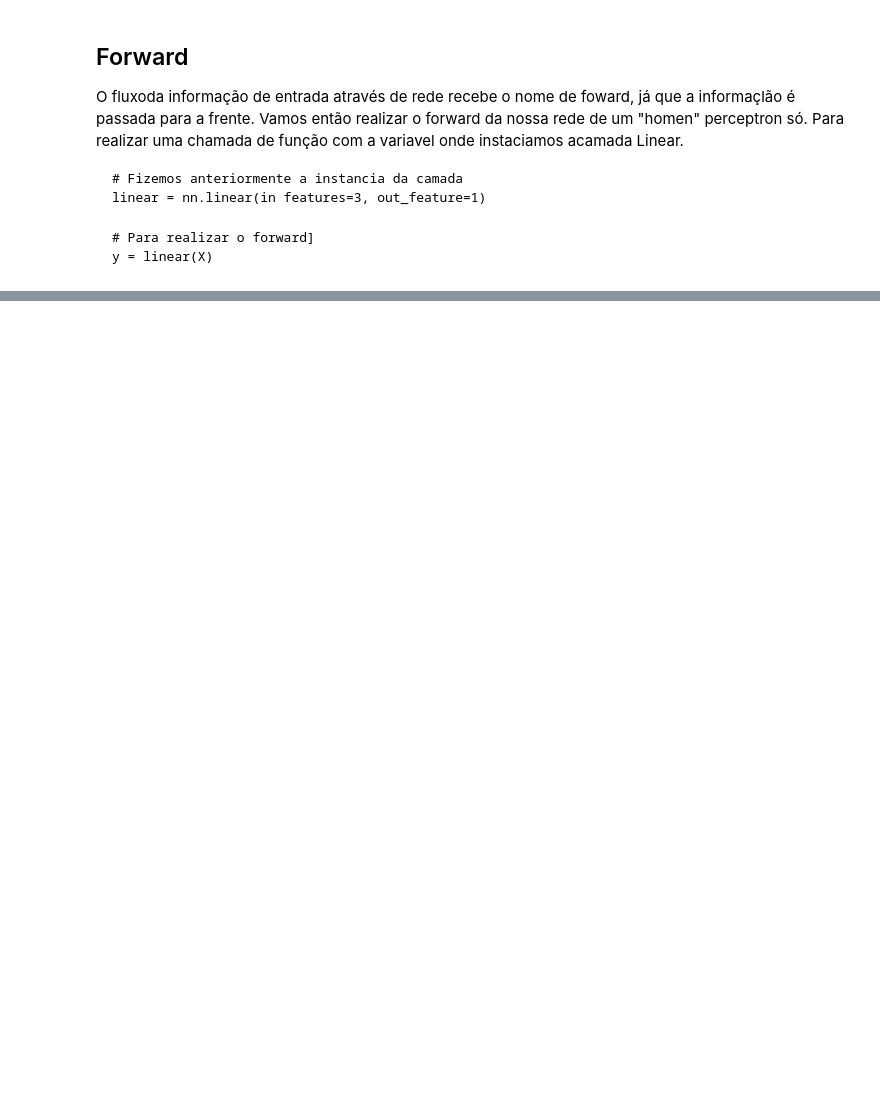
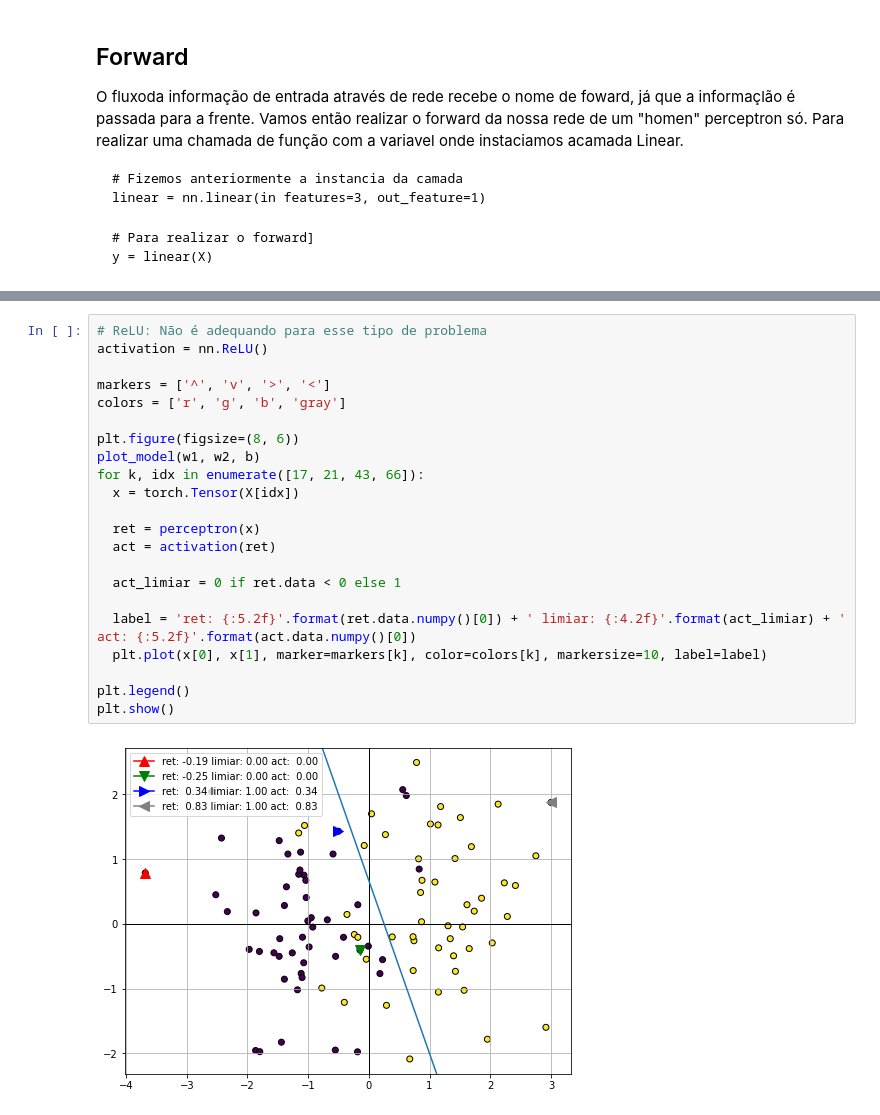
Before and after one commit to JeandsGomes/Estudando_Deep_Learning_PyTorch, a Jupyter notebook: 01.ipynb, the cells around one changed output, grey strips where cells are left out. Saved outputs shown, nothing was run; the diff lists cells and outputs as text; blank space fills up the shorter version.

```diff
--- a/01.ipynb
+++ b/01.ipynb
@@ -662,0 +832,24 @@ plt.plot([X[0]],[X[1]],[X[2]], color='r',marker='^',markersize=20)
+# %%
+# ReLU: Não é adequando para esse tipo de problema
+activation = nn.ReLU()
+
+markers = ['^', 'v', '>', '<']
+colors = ['r', 'g', 'b', 'gray']
+
+plt.figure(figsize=(8, 6))
+plot_model(w1, w2, b)
+for k, idx in enumerate([17, 21, 43, 66]):
+  x = torch.Tensor(X[idx])
+
+  ret = perceptron(x)
+  act = activation(ret)
+
+  act_limiar = 0 if ret.data < 0 else 1
+
+  label = 'ret: {:5.2f}'.format(ret.data.numpy()[0]) + ' limiar: {:4.2f}'.format(act_limiar) + ' act: {:5.2f}'.format(act.data.numpy()[0])
+  plt.plot(x[0], x[1], marker=markers[k], color=colors[k], markersize=10, label=label)
+
+plt.legend()
+plt.show()
+# %% [output]
+[figure, added]
```
Also changed, not shown: parts of 25 cells of this notebook.
